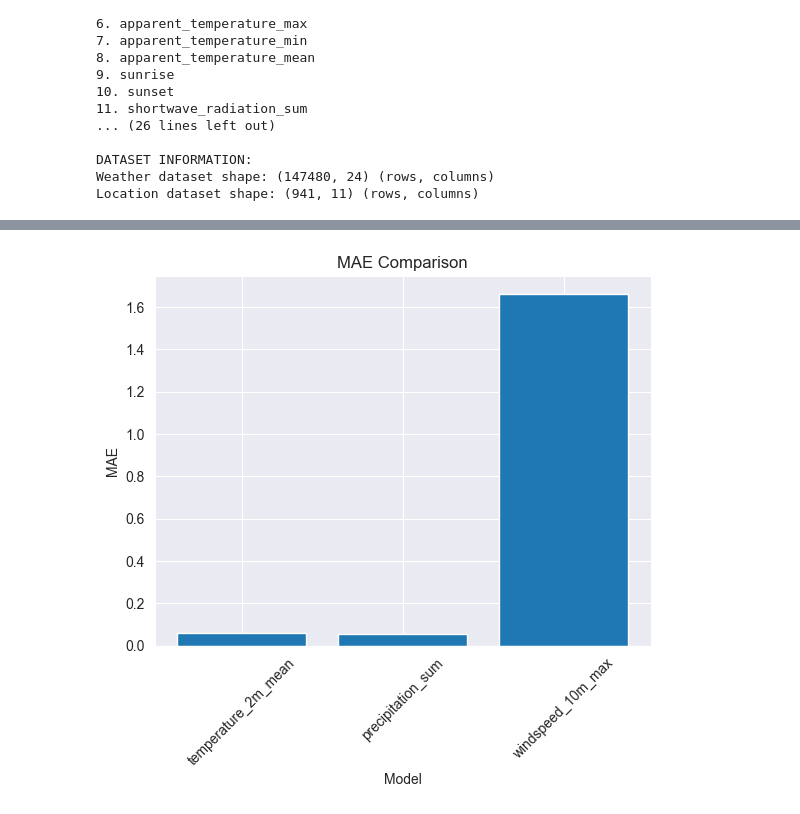
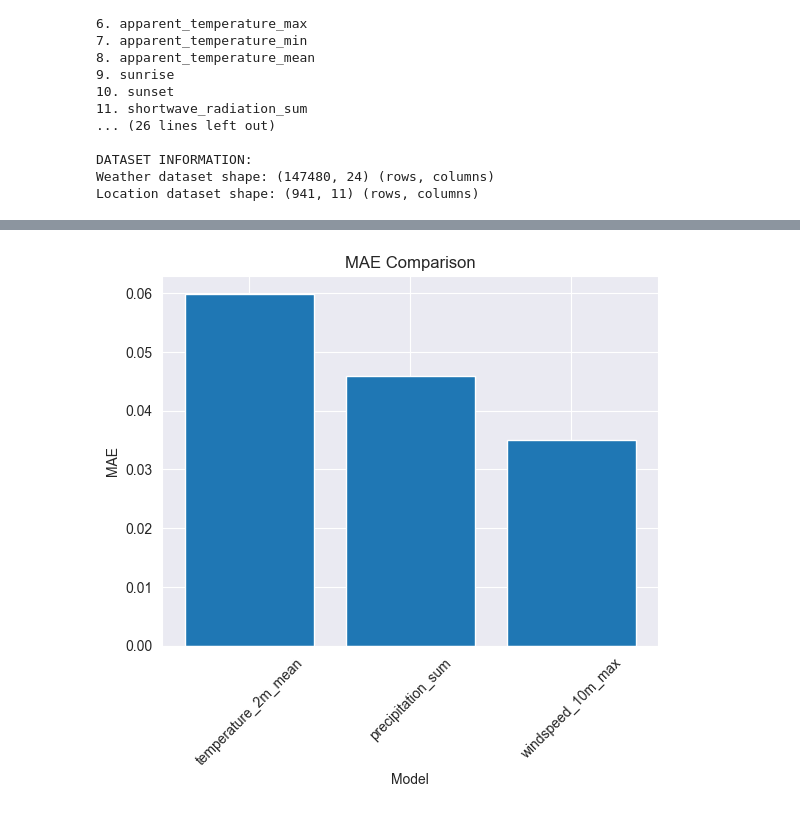
Before and after one commit to jaleel-muhiyadeen-206/AI-Powered-Intelligent-Tourism-Support-System, a Jupyter notebook: dataset_creating.ipynb, the cells around one changed output, grey strips where cells are left out. Drawn from its saved outputs; the diff is of its cells as text; code cells hidden in the pictures.

```diff
--- a/dataset_creating.ipynb
+++ b/dataset_creating.ipynb
@@ -299,6 +318,18 @@ def create_features(df):
     df_feat['temp_rolling_7'] = df_feat.groupby('name')['temperature_2m_mean'].transform(
         lambda x: x.rolling(7, min_periods=1).mean()
     )
+    # wind-specific lag and rolling features
+    df_feat['wind_lag_1'] = df_feat.groupby('name')['windspeed_10m_max'].shift(1)
+    df_feat['wind_lag_7'] = df_feat.groupby('name')['windspeed_10m_max'].shift(7)
+    df_feat['wind_rolling_3'] = df_feat.groupby('name')['windspeed_10m_max'].transform(
+        lambda x: x.rolling(3, min_periods=1).mean()
+    )
+    df_feat['wind_rolling_7'] = df_feat.groupby('name')['windspeed_10m_max'].transform(
+        lambda x: x.rolling(7, min_periods=1).mean()
+    )
+
+    # Log-transform wind for a new feature (captures skewness)
+    df_feat['wind_log'] = np.log1p(df_feat['windspeed_10m_max'])
 
     # Fill NaN values
     df_feat = df_feat.fillna(method='bfill').fillna(method='ffill')
@@ -385,37 +416,64 @@ models = {}
 predictions = {}
 metrics = {}
 
-# Train a separate model for each target variable
+
 for target in target_cols:
     print(f"\nTraining model for: {target}")
 
     y_train = train_df[target]
-    y_test = test_df[target]
+    y_test_target = test_df[target]
 
-    # Create LightGBM dataset
-    train_data = lgb.Dataset(X_train, label=y_train)
+    # Use log-transform for wind speed only
+    if target == 'windspeed_10m_max':
+        y_train_fit = np.log1p(y_train)
+        # Wind-specific params — more trees, lower learning rate, deeper leaves
+        params = {
+            'objective': 'regression',
+            'metric': 'rmse',
+            'boosting_type': 'gbdt',
+            'num_leaves': 63,          # deeper than default 31
+            'learning_rate': 0.03,     # slower, more careful
+            'feature_fraction': 0.7,
+            'bagging_fraction': 0.7,
+            'bagging_freq': 5,
+            'min_child_samples': 10,
+            'reg_alpha': 0.1,          # L1 regularization
+            'reg_lambda': 0.1,         # L2 regularization
+            'verbose': -1,
+            'random_state': 42,
+            'n_jobs': -1
+        }
+        num_rounds = 1000  # more rounds since learning rate is lower
+    else:
+        y_train_fit = y_train
+        params = lgb_params        # your existing params for temp & rain
+        num_rounds = 500
 
-    # Train model with early stopping
+    train_data = lgb.Dataset(X_train, label=y_train_fit)
+
     model = lgb.train(
-        lgb_params,
+        params,
         train_data,
-        valid_sets=[train_data],  # Use training data for validation to avoid errors
+        valid_sets=[train_data],
         valid_names=['train'],
-        num_boost_round=500,  # Fewer rounds for faster training
-        callbacks=[lgb.early_stopping(20), lgb.log_evaluation(50)]
+        num_boost_round=num_rounds,
+        callbacks=[lgb.early_stopping(30), lgb.log_evaluation(100)]
     )
 
-    # Store model
     models[target] = model
 
-    # Make predictions
-    y_pred = model.predict(X_test, num_iteration=model.best_iteration)
+    # Predict — inverse log-transform for wind
+    y_pred_raw = model.predict(X_test, num_iteration=model.best_iteration)
+    if target == 'windspeed_10m_max':
+        y_pred = np.expm1(y_pred_raw)   # reverse the log transform
+    else:
+        y_pred = y_pred_raw
+
     predictions[target] = y_pred
 
-    # Calculate metrics
-    rmse = np.sqrt(mean_squared_error(y_test, y_pred))
-    mae = mean_absolute_error(y_test, y_pred)
-    r2 = r2_score(y_test, y_pred)
+    rmse = np.sqrt(mean_squared_error(y_test_target, y_pred))
+    mae = mean_absolute_error(y_test_target, y_pred)
+    r2 = r2_score(y_test_target, y_pred)
 
     metrics[target] = {
         'RMSE': rmse,
@@ -424,9 +482,9 @@ for target in target_cols:
         'Best Iteration': model.best_iteration
     }
 
-    print(f"  RMSE: {rmse:.3f}")
-    print(f"  MAE: {mae:.3f}")
-    print(f"  R2: {r2:.3f}")
+    print(f"  RMSE: {rmse:.4f}")
+    print(f"  MAE:  {mae:.4f}")
+    print(f"  R2:   {r2:.4f}")
 
 # 5. EVALUATION AND VISUALIZATION
 print("\n" + "="*50)
@@ -530,6 +588,9 @@ def predict_weather_for_location(location_name, target_date, df_historical,
     predictions = {}
     for target, model in models.items():
         pred = model.predict(pred_df[feature_cols], num_iteration=model.best_iteration)[0]
+        # Reverse log-transform for wind speed
+        if target == 'windspeed_10m_max':
+            pred = np.expm1(pred)
         predictions[target] = round(pred, 2)
 
     return predictions
@@ -573,7 +634,7 @@ import joblib
 # Save models
 for target, model in models.items():
     model.save_model(f'lightgbm_model_{target}.txt')
-    print(f"✓ Saved model: lightgbm_model_{target}.txt")
+    print(f" Saved model: lightgbm_model_{target}.txt")
 
 # Save preprocessors
 joblib.dump(feature_cols, 'feature_columns.pkl')
@@ -581,7 +642,7 @@ joblib.dump(le_district, 'label_encoder_district.pkl')
 joblib.dump(le_keyword, 'label_encoder_keyword.pkl')
 joblib.dump(le_city, 'label_encoder_city.pkl')
 
-print("\n✓ All models and preprocessors saved successfully!")
+print("\n All models and preprocessors saved successfully!")
 print("\n TRAINING COMPLETE!")
 # %% [output]
 ==================================================
@@ -605 +666 @@ windspeed_10m_max    2.1273  1.6622  0.8982             0.0
-[figure, old version]
+[figure, new version]
```
Also changed, not shown: parts of 8 cells of this notebook.
